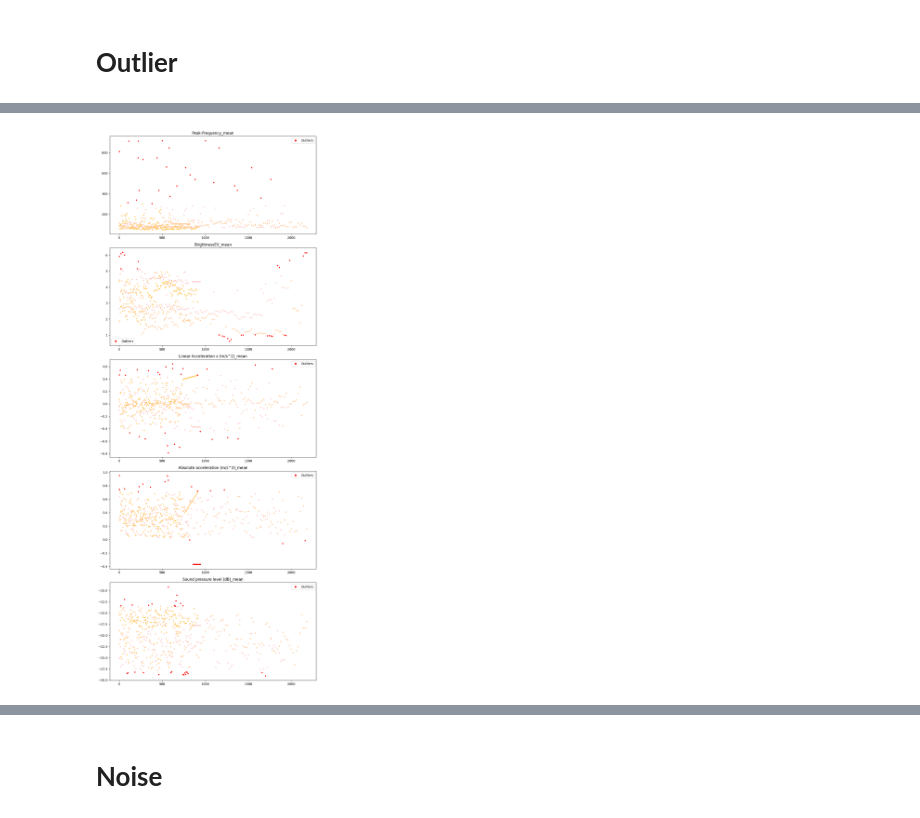
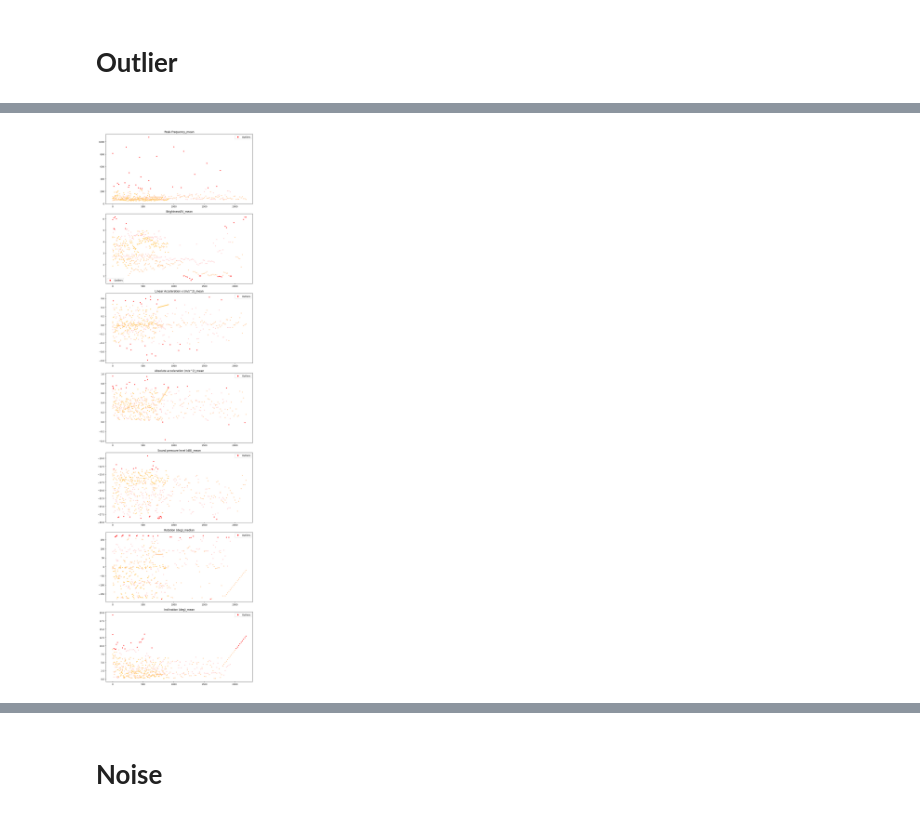
Before and after one commit to yaoyiwoang/ML4QS_Group45, a Jupyter notebook: data_preparation.ipynb, the cells around one changed output, grey strips where cells are left out. Cells and saved outputs as stored; diff of their text form; code cells hidden in the pictures.

```diff
--- a/data_preparation.ipynb
+++ b/data_preparation.ipynb
@@ -376,9 +315,9 @@ esmee_trial_1_merged = merge_pd_horizontally([esmee_trial_1_brightness_agg, esme
 # %%
-kiara_trial_2_merged = merge_pd_horizontally([kiara_trial_2_brightness_agg, kiara_trial_2_audio_spectrum_agg, kiara_trial_2_audio_amp_agg, kiara_trial_2_acceleration_agg])
+kiara_trial_2_merged = merge_pd_horizontally([kiara_trial_2_brightness_agg, kiara_trial_2_audio_spectrum_agg, kiara_trial_2_audio_amp_agg, kiara_trial_2_acceleration_agg, kiara_trial_2_inclination_agg])
 # %%
-yaoyi_trial_2_merged = merge_pd_horizontally([yaoyi_trial_2_brightness_agg, yaoyi_trial_2_audio_spectrum_agg, yaoyi_trial_2_audio_amp_agg ,yaoyi_trial_2_acceleration_agg])
+yaoyi_trial_2_merged = merge_pd_horizontally([yaoyi_trial_2_brightness_agg, yaoyi_trial_2_audio_spectrum_agg, yaoyi_trial_2_audio_amp_agg ,yaoyi_trial_2_acceleration_agg, yaoyi_trial_2_inclination_agg])
 # %%
-esmee_trial_2_merged = merge_pd_horizontally([esmee_trial_2_brightness_agg, esmee_trial_2_audio_spectrum_agg, esmee_trial_2_audio_amp_agg, esmee_trial_2_acceleration_agg])
+esmee_trial_2_merged = merge_pd_horizontally([esmee_trial_2_brightness_agg, esmee_trial_2_audio_spectrum_agg, esmee_trial_2_audio_amp_agg, esmee_trial_2_acceleration_agg, esmee_trial_2_inclination_agg])
 # %%
 final_merged = pd.concat([yaoyi_trial_1_merged, yaoyi_trial_2_merged, kiara_trial_1_merged, kiara_trial_2_merged,
                          esmee_trial_1_merged, esmee_trial_2_merged], axis=0).reset_index(drop=True)
@@ -791,6 +742,8 @@ df_with_outlier = outlier.mixture_model(df_with_outlier, 'BrightnessEV_mean')
 df_with_outlier = outlier.mixture_model(df_with_outlier, 'Linear Acceleration x (m/s^2)_mean')
 df_with_outlier = outlier.mixture_model(df_with_outlier, 'Absolute acceleration (m/s^2)_mean')
 df_with_outlier = outlier.mixture_model(df_with_outlier, 'Sound pressure level (dB)_mean')
+df_with_outlier = outlier.mixture_model(df_with_outlier, 'Inclination (deg)_mean')
+df_with_outlier = outlier.mixture_model(df_with_outlier, 'Rotation (deg)_median')
 # %% [output]
 Applying mixture models
 Applying mixture models
@@ -914,9 +869,9 @@ def dot_plots_legend(
     plt.tight_layout()
     plt.show()
 # %%
-dot_plots_legend(df_with_outlier, ['Yaoyi', 'Esmee', 'Kiara'], ['Peak-Frequency_mean', 'BrightnessEV_mean', 'Linear Acceleration x (m/s^2)_mean', 'Absolute acceleration (m/s^2)_mean', 'Sound pressure level (dB)_mean'], mark_outliers=True)
+dot_plots_legend(df_with_outlier, ['Yaoyi', 'Esmee', 'Kiara'], ['Peak-Frequency_mean', 'BrightnessEV_mean', 'Linear Acceleration x (m/s^2)_mean', 'Absolute acceleration (m/s^2)_mean', 'Sound pressure level (dB)_mean', 'Rotation (deg)_median', 'Inclination (deg)_mean'], mark_outliers=True)
 # %% [output]
-[figure, old version]
+[figure, new version]
 # %%
 class KalmanFilters:
 
```
Also changed, not shown: parts of 32 cells of this notebook.
